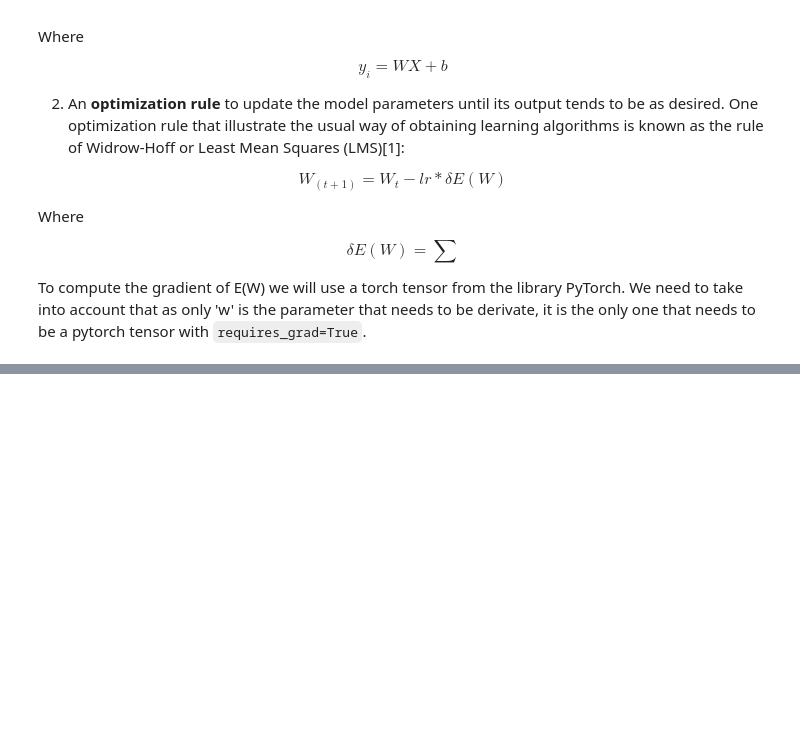
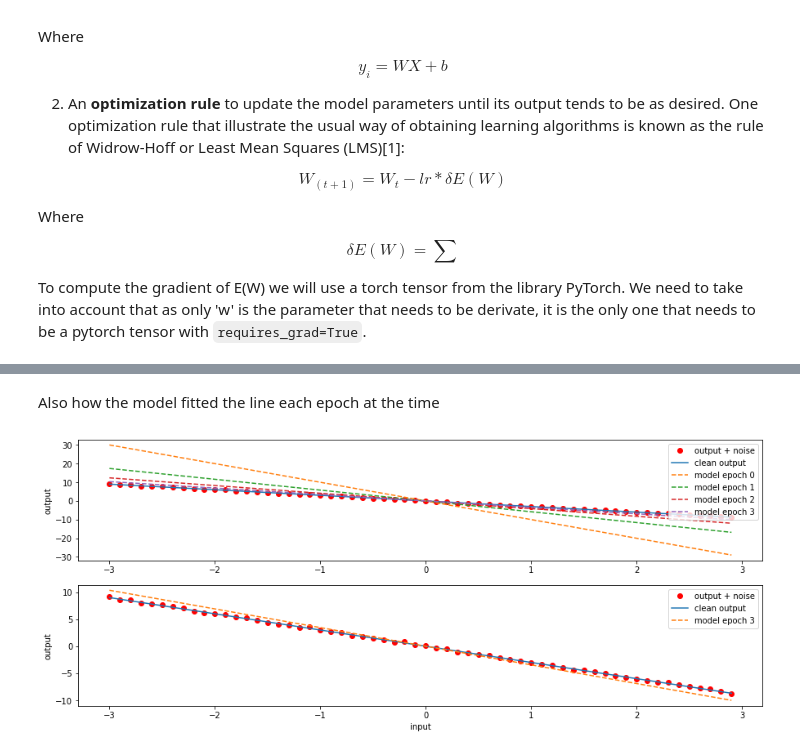
Before and after one commit to LatinAmericanProgramer/Neural-Networks-Machine-Learning-Examples, a Jupyter notebook: ML_python/Linear_Regression_v1.ipynb, the cells around one changed output, grey strips where cells are left out. Cells and saved outputs as stored; diff of their text form; code cells hidden in the pictures; blank space fills up the shorter version.

```diff
--- a/ML_python/Linear_Regression_v1.ipynb
+++ b/ML_python/Linear_Regression_v1.ipynb
@@ -164,0 +150,22 @@ w = th.tensor(-10, requires_grad = True)
+# %% [markdown]
+Also how the model fitted the line each epoch at the time
+# %%
+plt.figure(figsize=(15,6))
+
+plt.subplot(2,1,1)
+plt.plot(X, Y, 'ro', label='output + noise');
+plt.plot(X, f, label='clean output');
+for i, lines in enumerate(Y_PRED):
+    plt.plot(X,lines.detach().numpy(), '--', label='model epoch '+ str(i))
+plt.ylabel('output')
+plt.legend();
+
+plt.subplot(2,1,2)
+plt.plot(X, Y, 'ro', label='output + noise');
+plt.plot(X, f, label='clean output');
+plt.plot(X,lines.detach().numpy(), '--', label='model epoch '+ str(i))
+plt.xlabel('input')
+plt.ylabel('output')
+plt.legend();
+# %% [output]
+[figure, added]
```
Also changed, not shown: parts of 12 cells of this notebook.
